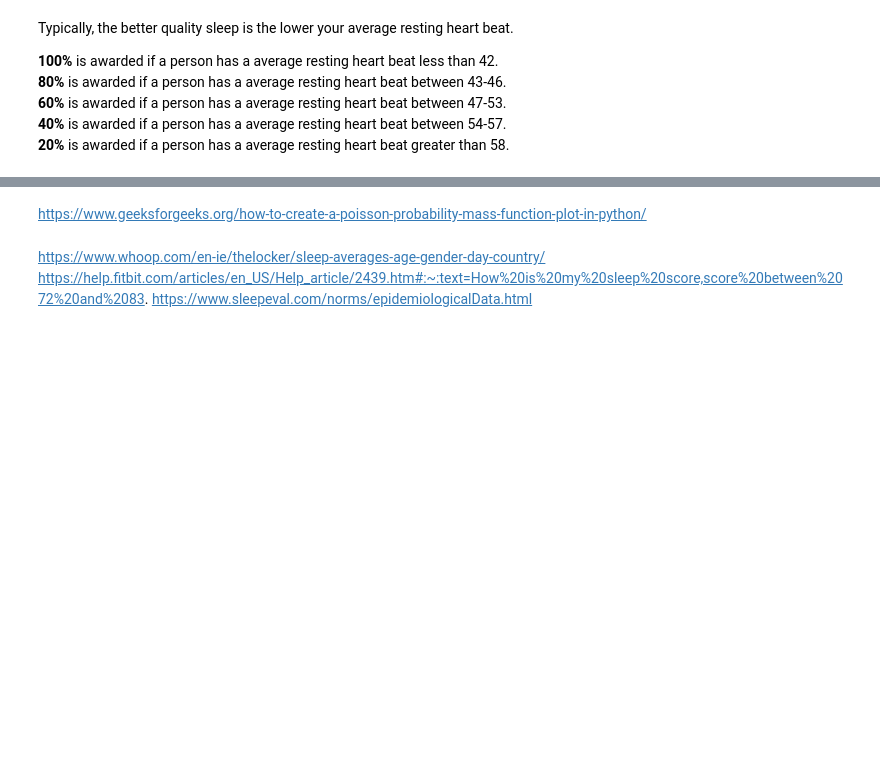
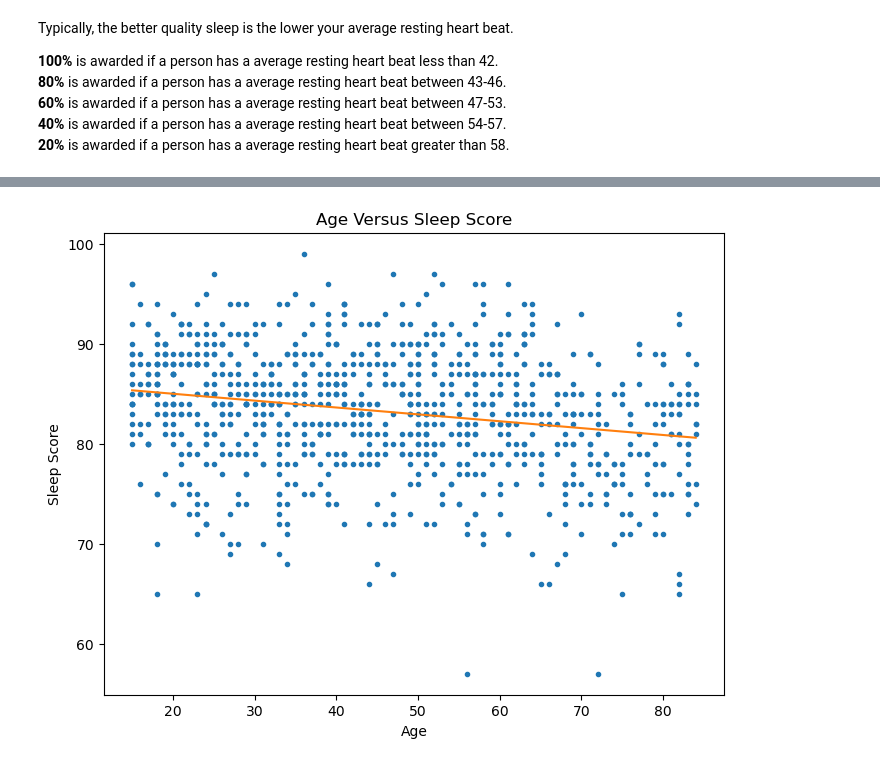
Before and after one commit to ShaneOG2/ProgrammingForDAp1, a Jupyter notebook: Simulation Notebook.ipynb, the cells around one changed output, grey strips where cells are left out. Cells and saved outputs as stored; diff of their text form; code cells hidden in the pictures; blank space fills up the shorter version.

```diff
--- a/Simulation Notebook.ipynb
+++ b/Simulation Notebook.ipynb
@@ -582,7 +619,23 @@ plt.plot(x, y)
-# %% [markdown]
-https://www.geeksforgeeks.org/how-to-create-a-poisson-probability-mass-function-plot-in-python/
-# %% [markdown]
-
-https://www.whoop.com/en-ie/thelocker/sleep-averages-age-gender-day-country/
-https://help.fitbit.com/articles/en_US/Help_article/2439.htm#:~:text=How%20is%20my%20sleep%20score,score%20between%2072%20and%2083.
-https://www.sleepeval.com/norms/epidemiologicalData.html
+# %%
+x = df["Age"]
+y = df["Sleep Score"]
+# %%
+# Best fit line slope and y intercept.
+m, c = np.polyfit(x, y, 1)
+# %%
+# Create a steadily increasing x range for plotting.
+xbestfit = np.linspace(x.min(), x.max(), 1000)
+# Create corresponding y values form best fit line.
+ybestfit = m * xbestfit + c
+# %%
+plt.plot(x,y,".")
+# Plot line.
+plt.plot(xbestfit, ybestfit)
+
+plt.xlabel("Age")
+plt.ylabel("Sleep Score")
+plt.title("Age Versus Sleep Score")
+
+plt.show()
+# %% [output]
+[figure, added]
```
Also changed, not shown: parts of 43 cells of this notebook.
